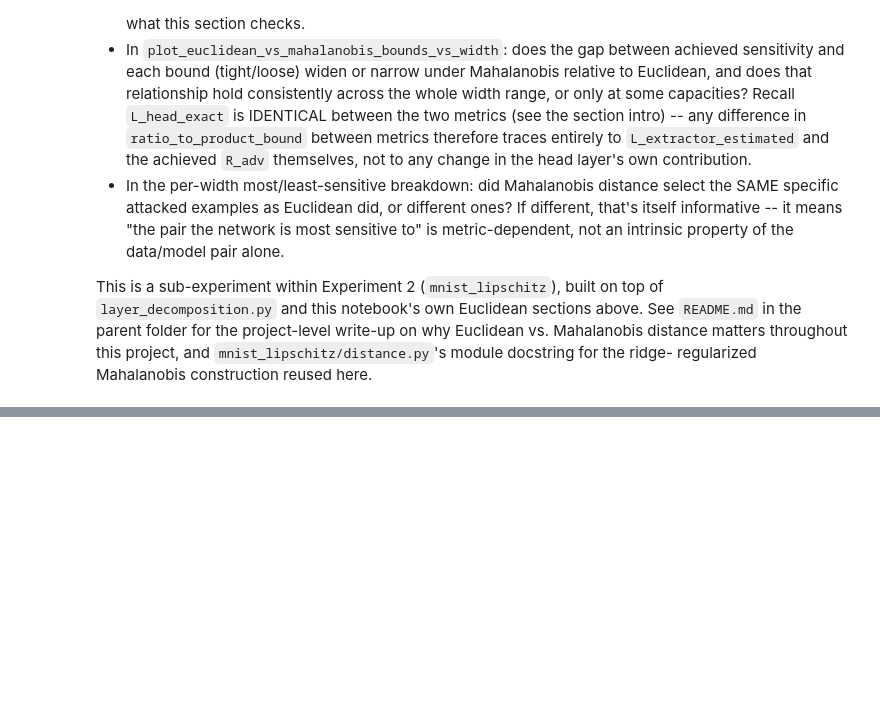
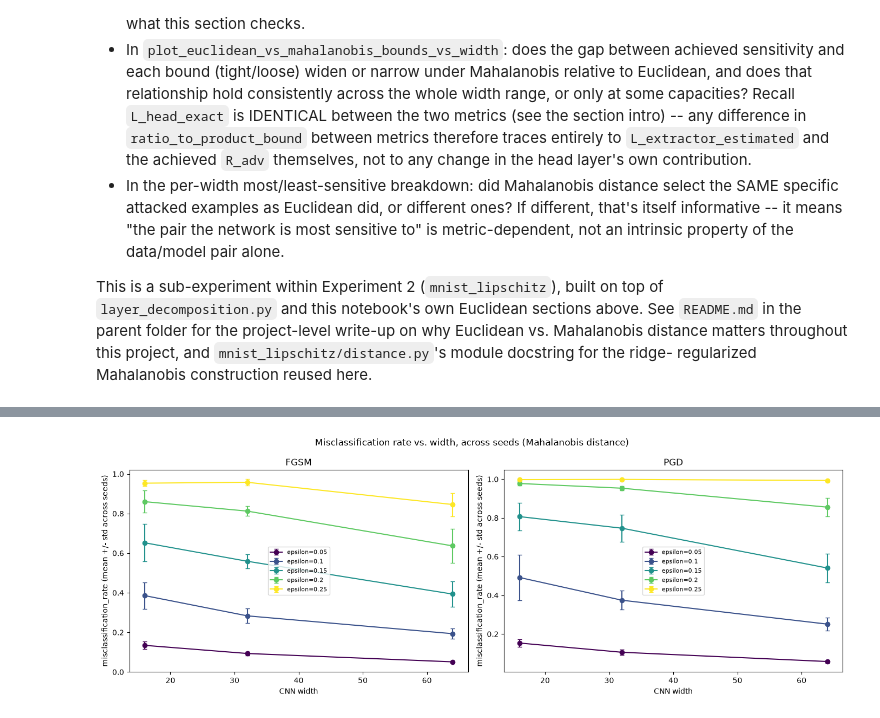
Before and after one commit to Kilobyte947/Datasig, a Jupyter notebook: mnist_lipschitz/adversarial/notebook_adversarial_lipschitz.ipynb, the cells around one changed output, grey strips where cells are left out. Drawn from its saved outputs; the diff is of its cells as text; code cells hidden in the pictures; blank space fills up the shorter version.

```diff
--- a/mnist_lipschitz/adversarial/notebook_adversarial_lipschitz.ipynb
+++ b/mnist_lipschitz/adversarial/notebook_adversarial_lipschitz.ipynb
@@ -600,0 +703,6 @@ regularized Mahalanobis construction reused here.
+# %%
+fig_misclass_maha = adv_plots.plot_misclassification_vs_width_with_spread(
+    per_config, metric_name="Mahalanobis",
+    save_path=seed_sweep.RESULTS_DIR / "seed_sweep_misclassification_vs_width_mahalanobis.png")
+# %% [output]
+[figure, added]
```
Also changed, not shown: parts of 12 cells of this notebook, 6 other files.
